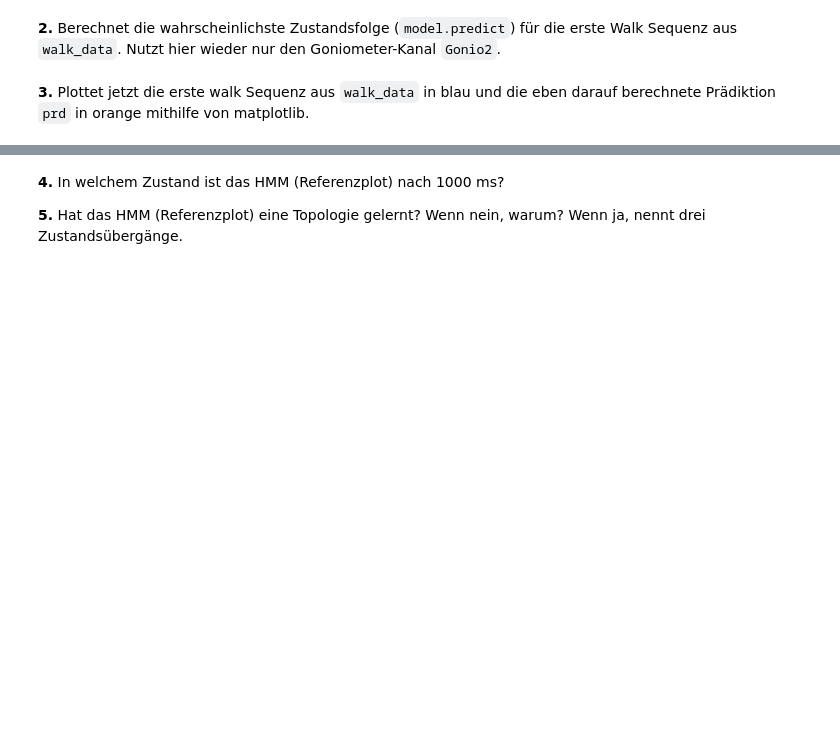
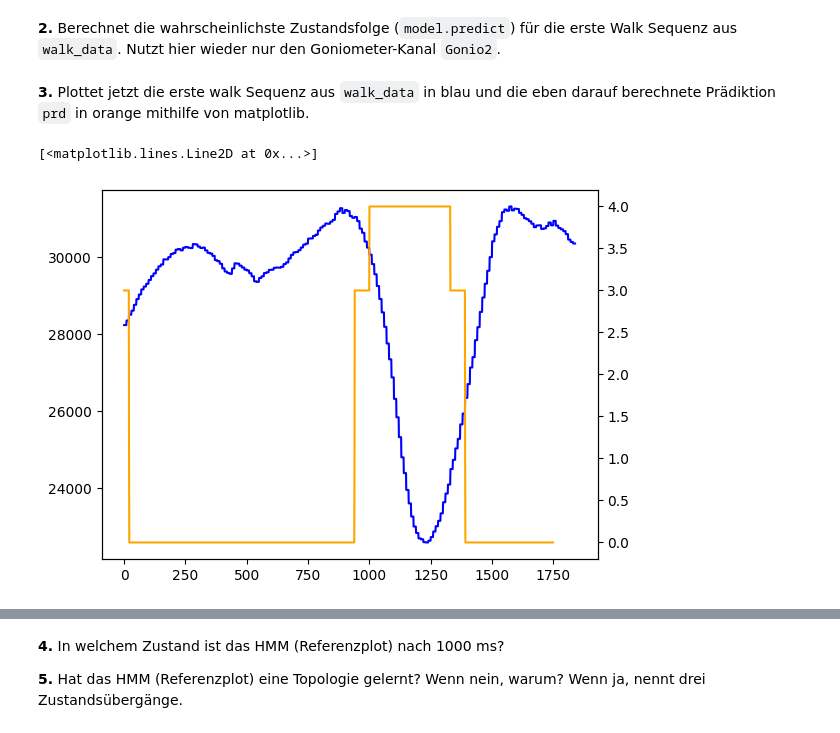
Before and after one commit to melihonat/sose23, a Jupyter notebook: bub/blatt5/praktisch.ipynb, the cells around one changed output, grey strips where cells are left out. Saved outputs shown, nothing was run; the diff lists cells and outputs as text; code cells hidden in the pictures; blank space fills up the shorter version.

```diff
--- a/bub/blatt5/praktisch.ipynb
+++ b/bub/blatt5/praktisch.ipynb
@@ -100,4 +125,5 @@ walk_durations = labels['Duration'][labels['Activity'] == 'walk'].values
 model = hmm.GMMHMM()
 
 # YOUR CODE HERE
-raise NotImplementedError()
+model.__init__(n_components=5, n_mix=1, random_state=0)
+model.fit(walk_data_train[:, 13].reshape(-1, 1), walk_durations)
@@ -107,21 +151,24 @@ raise NotImplementedError()
 prd = []
 
 # YOUR CODE HERE
-raise NotImplementedError()
+prd = model.predict(gonio_data[9390:11139])
 # %% [markdown]
 **3.** Plottet jetzt die erste walk Sequenz aus `walk_data` in blau und  die eben darauf berechnete Prädiktion `prd` in orange mithilfe von matplotlib.
 # %%
 fig, ax1 = plt.subplots()
 
 # Plotten der ersten walk Sequenz
 # YOUR CODE HERE
-raise NotImplementedError()
+ax1.plot(gonio_data[9300:11139], c='blue')
 
 ax2 = ax1.twinx()
 
 # Plotten der Prädiktion
 # YOUR CODE HERE
-raise NotImplementedError()
+ax2.plot(prd, c='orange')
+# %% [output]
+[<matplotlib.lines.Line2D at 0x...>]
+[figure, added]
 # %% [markdown]
 Einfacher **Referenzplot**
 
```
Also changed, not shown: parts of 11 cells of this notebook.
